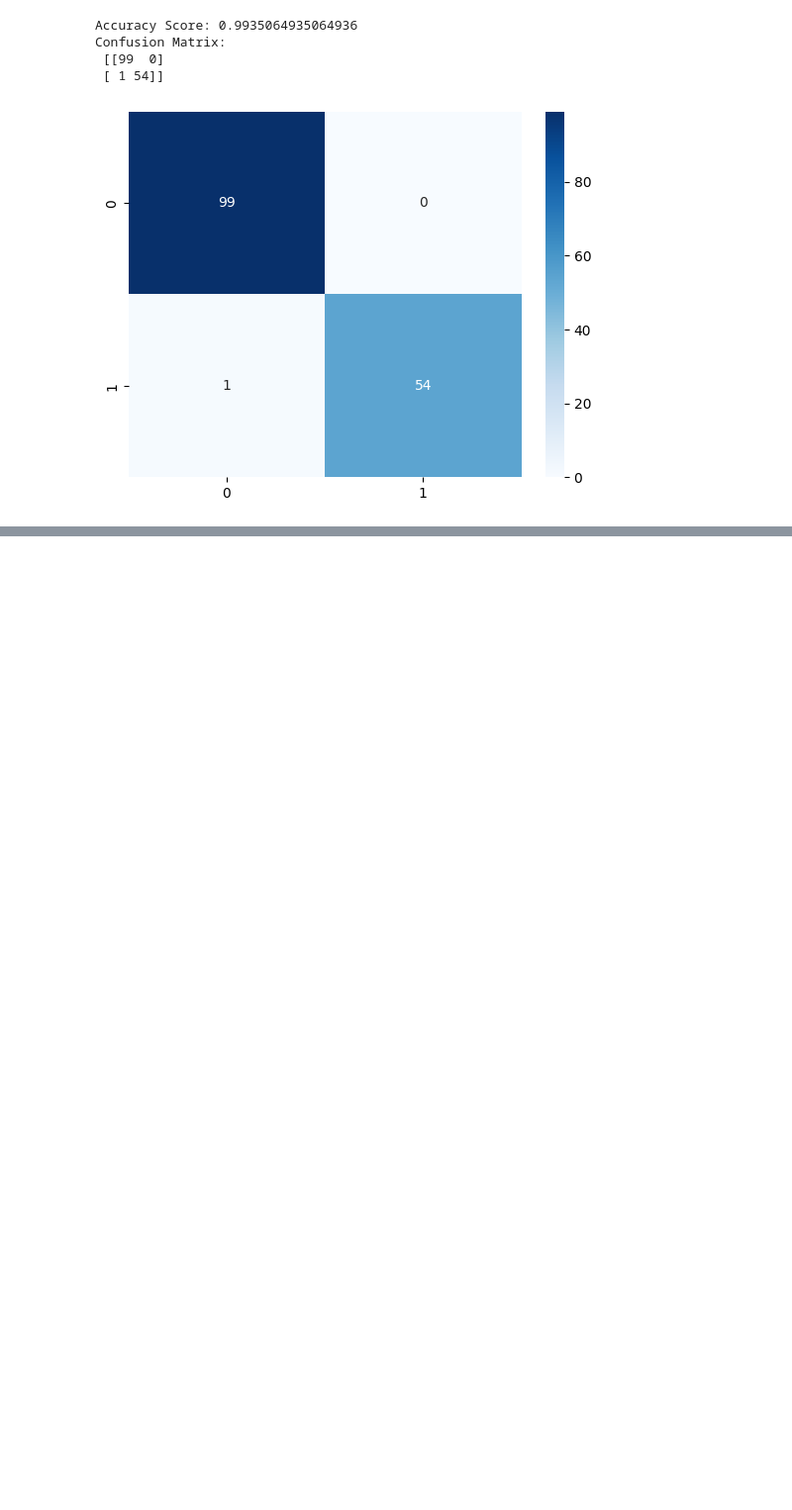
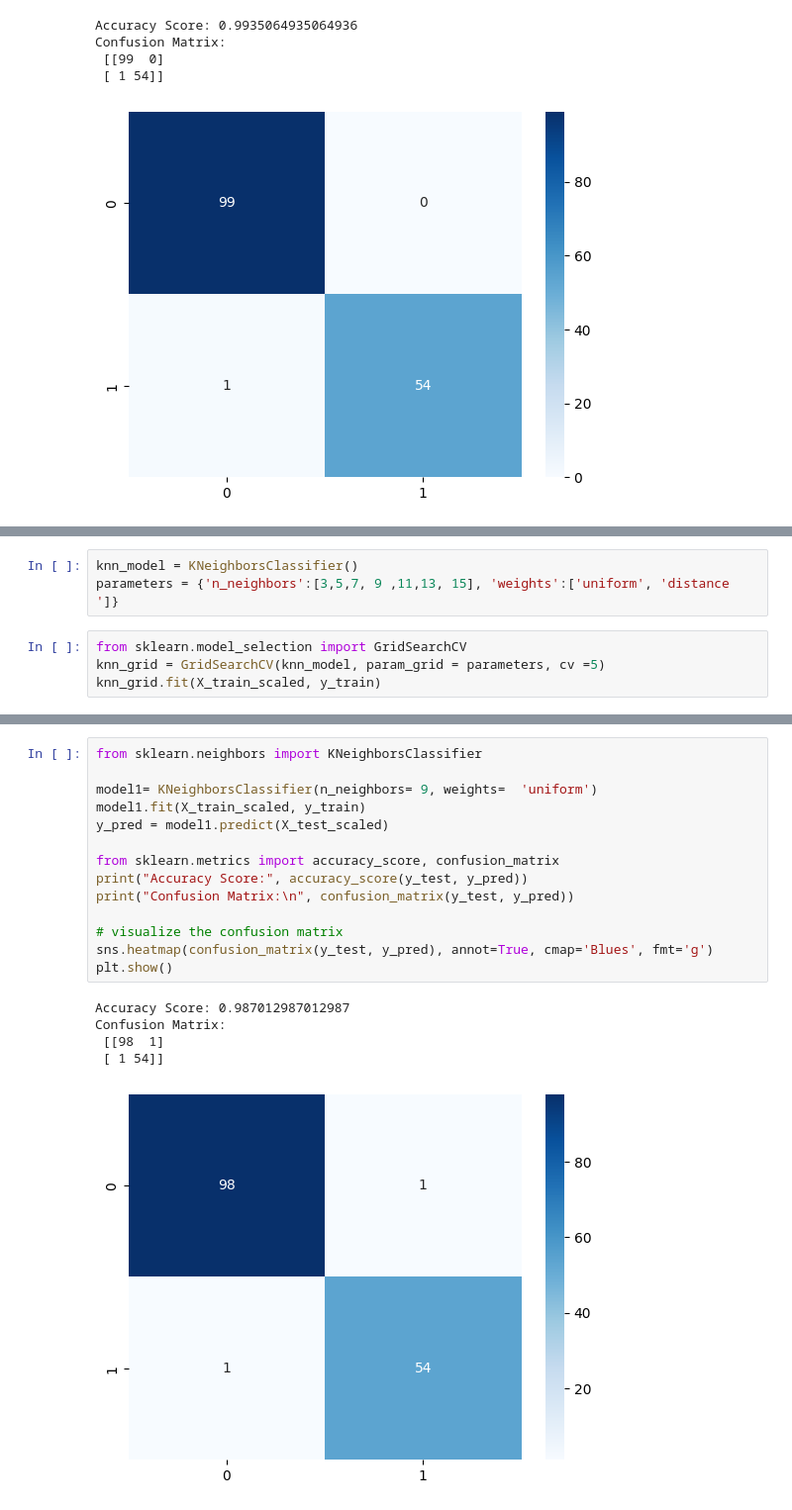
Before and after one commit to KamranMdShaikh/20241215_ML, a Jupyter notebook: knn.ipynb, the cells around one changed output, grey strips where cells are left out. Shown at 99% size. Saved outputs shown, nothing was run; the diff lists cells and outputs as text; blank space fills up the shorter version.

```diff
--- a/knn.ipynb
+++ b/knn.ipynb
@@ -328,0 +333,7 @@ Confusion Matrix:
+# %%
+knn_model = KNeighborsClassifier()
+parameters = {'n_neighbors':[3,5,7, 9 ,11,13, 15], 'weights':['uniform', 'distance ']}
+# %%
+from sklearn.model_selection import GridSearchCV
+knn_grid = GridSearchCV(knn_model, param_grid = parameters, cv =5)
+knn_grid.fit(X_train_scaled, y_train)
@@ -328,0 +372,20 @@ Confusion Matrix:
+# %%
+from sklearn.neighbors import KNeighborsClassifier
+
+model1= KNeighborsClassifier(n_neighbors= 9, weights=  'uniform')
+model1.fit(X_train_scaled, y_train)
+y_pred = model1.predict(X_test_scaled)
+
+from sklearn.metrics import accuracy_score, confusion_matrix
+print("Accuracy Score:", accuracy_score(y_test, y_pred))
+print("Confusion Matrix:\n", confusion_matrix(y_test, y_pred))
+
+# visualize the confusion matrix
+sns.heatmap(confusion_matrix(y_test, y_pred), annot=True, cmap='Blues', fmt='g')
+plt.show()
+# %% [output]
+Accuracy Score: 0.987012987012987
+Confusion Matrix:
+ [[98  1]
+ [ 1 54]]
+[figure, added]
```
Also changed, not shown: parts of 5 cells of this notebook, 1 other file.
